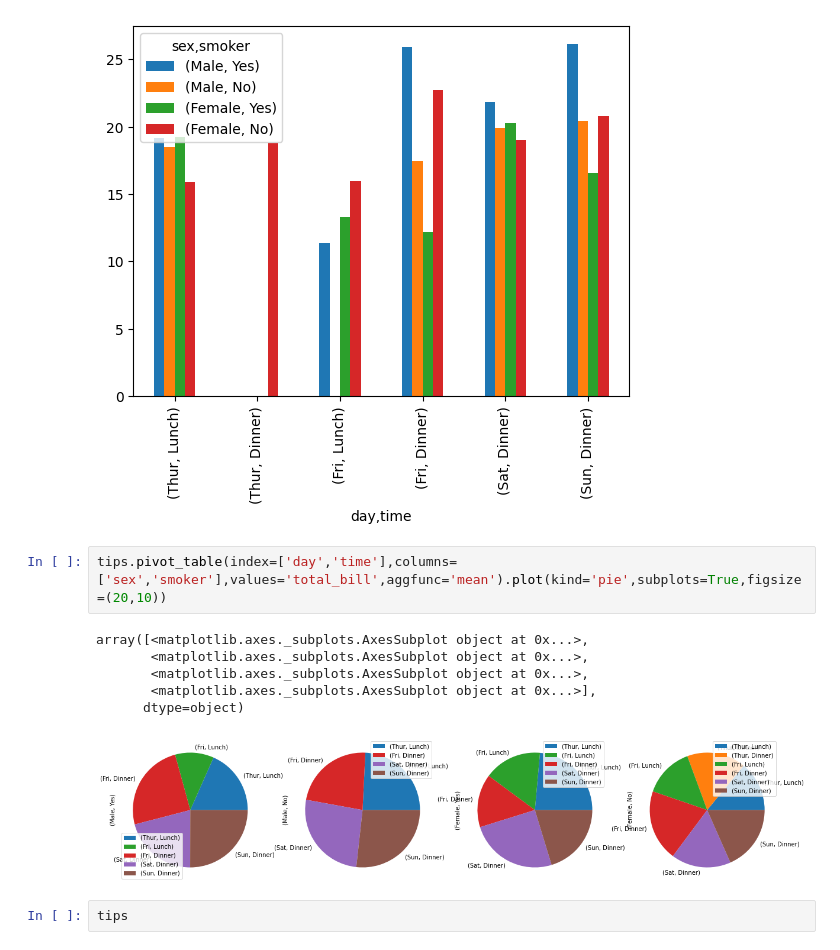
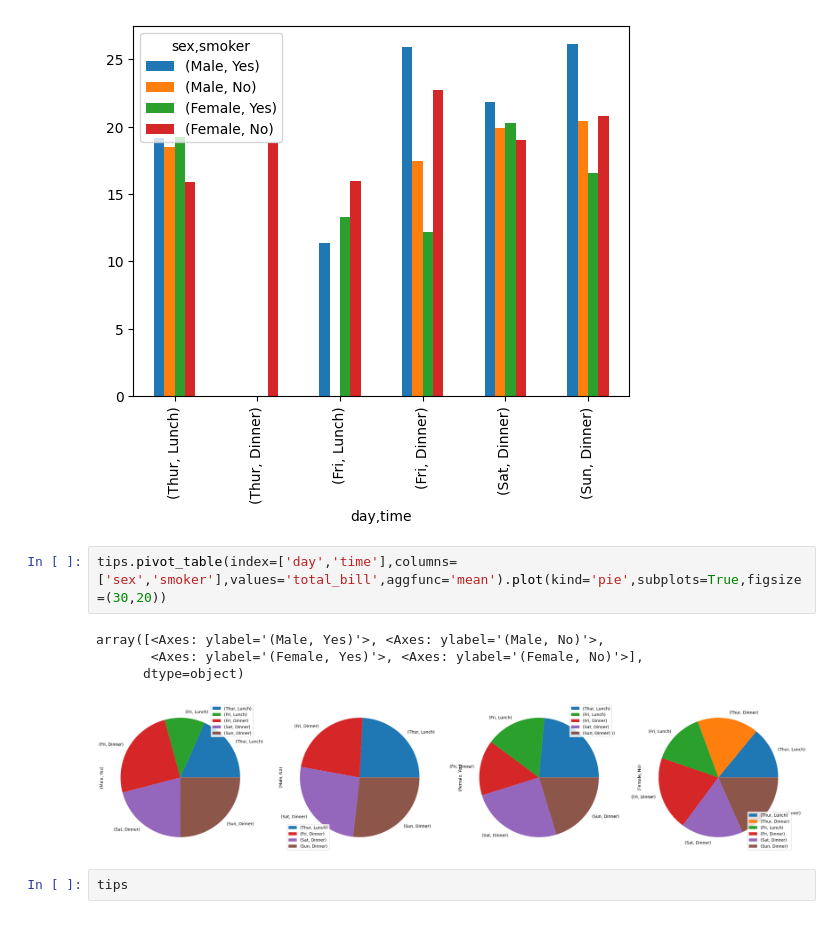
Before and after one commit to nadim-altaf/data-science-mentorship-campusx, a Jupyter notebook: Matplotlib/session_24_advanced_matplotlib.ipynb, the cells around one changed output. Saved outputs shown, nothing was run; the diff lists cells and outputs as text.

```diff
--- a/Matplotlib/session_24_advanced_matplotlib.ipynb
+++ b/Matplotlib/session_24_advanced_matplotlib.ipynb
@@ -696,14 +696,12 @@ tips.pivot_table(index=['day','time'],columns=['sex','smoker'],values='total_bil
 <Axes: xlabel='day,time'>
 [figure]
 # %%
-tips.pivot_table(index=['day','time'],columns=['sex','smoker'],values='total_bill',aggfunc='mean').plot(kind='pie',subplots=True,figsize=(20,10))
+tips.pivot_table(index=['day','time'],columns=['sex','smoker'],values='total_bill',aggfunc='mean').plot(kind='pie',subplots=True,figsize=(30,20))
 # %% [output]
-array([<matplotlib.axes._subplots.AxesSubplot object at 0x...>,
-       <matplotlib.axes._subplots.AxesSubplot object at 0x...>,
-       <matplotlib.axes._subplots.AxesSubplot object at 0x...>,
-       <matplotlib.axes._subplots.AxesSubplot object at 0x...>],
+array([<Axes: ylabel='(Male, Yes)'>, <Axes: ylabel='(Male, No)'>,
+       <Axes: ylabel='(Female, Yes)'>, <Axes: ylabel='(Female, No)'>],
       dtype=object)
-[figure, old version]
+[figure, new version]
 # %%
 tips
 # %% [output]
```
Also changed, not shown: parts of 2 cells of this notebook, 1 other file.
